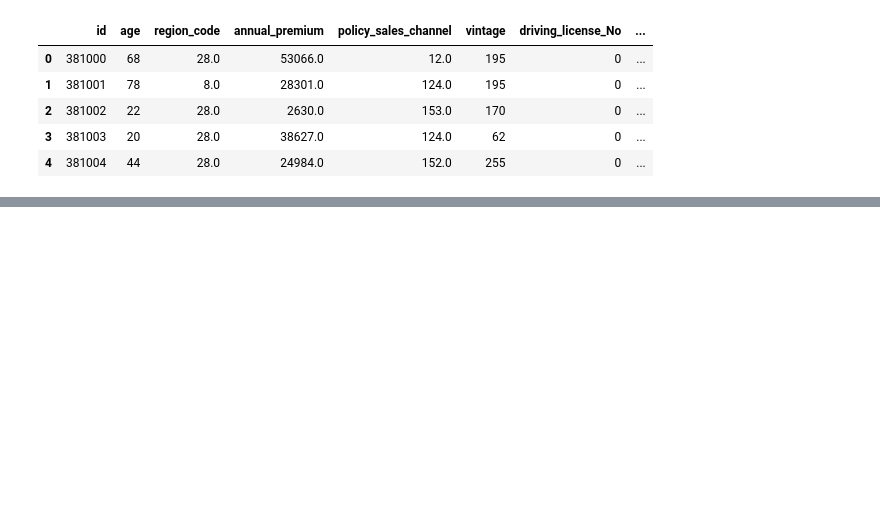
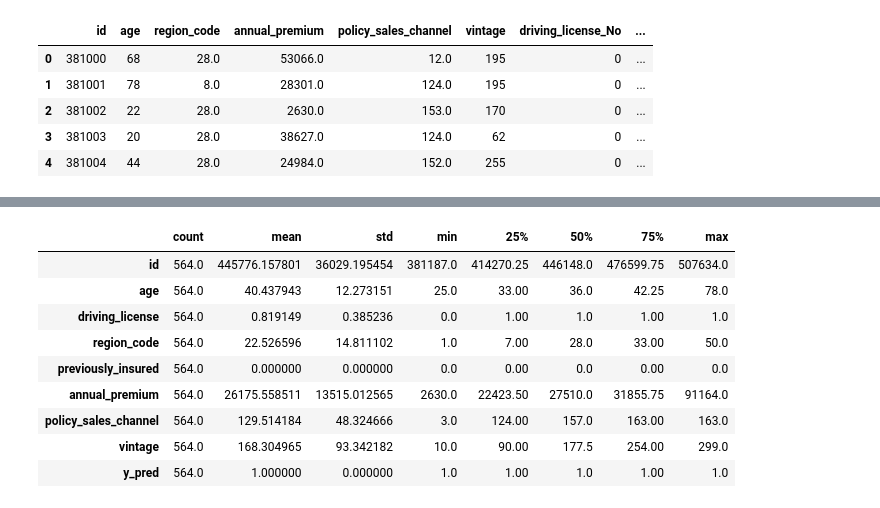
Before and after one commit to tlex-web/data_analysis_crisp_dm, a Jupyter notebook: crisp_dm_python/notebooks/deployment.ipynb, the cells around one changed output, grey strips where cells are left out. Drawn from its saved outputs; the diff is of its cells as text; code cells hidden in the pictures; blank space fills up the shorter version.

```diff
--- a/crisp_dm_python/notebooks/deployment.ipynb
+++ b/crisp_dm_python/notebooks/deployment.ipynb
@@ -92 +86,17 @@ res['y_pred'].value_counts(normalize=True)
 Name: y_pred, dtype: float64
+# %%
+df_pred = pd.merge(df, res, on='id')
+
+df_positive = df_pred[df_pred['y_pred'] == 1]
+df_positive.describe().transpose()
+# %% [output]
+|  | count | mean | std | min | 25% | 50% | 75% | max |
+| id | 564.0 | 445776.157801 | 36029.195454 | 381187.0 | 414270.25 | 446148.0 | 476599.75 | 507634.0 |
+| age | 564.0 | 40.437943 | 12.273151 | 25.0 | 33.00 | 36.0 | 42.25 | 78.0 |
+| driving_license | 564.0 | 0.819149 | 0.385236 | 0.0 | 1.00 | 1.0 | 1.00 | 1.0 |
+| region_code | 564.0 | 22.526596 | 14.811102 | 1.0 | 7.00 | 28.0 | 33.00 | 50.0 |
+| previously_insured | 564.0 | 0.000000 | 0.000000 | 0.0 | 0.00 | 0.0 | 0.00 | 0.0 |
+| annual_premium | 564.0 | 26175.558511 | 13515.012565 | 2630.0 | 22423.50 | 27510.0 | 31855.75 | 91164.0 |
+| policy_sales_channel | 564.0 | 129.514184 | 48.324666 | 3.0 | 124.00 | 157.0 | 163.00 | 163.0 |
+| vintage | 564.0 | 168.304965 | 93.342182 | 10.0 | 90.00 | 177.5 | 254.00 | 299.0 |
+| y_pred | 564.0 | 1.000000 | 0.000000 | 1.0 | 1.00 | 1.0 | 1.00 | 1.0 |
```
Also changed, not shown: parts of 9 cells of this notebook.
